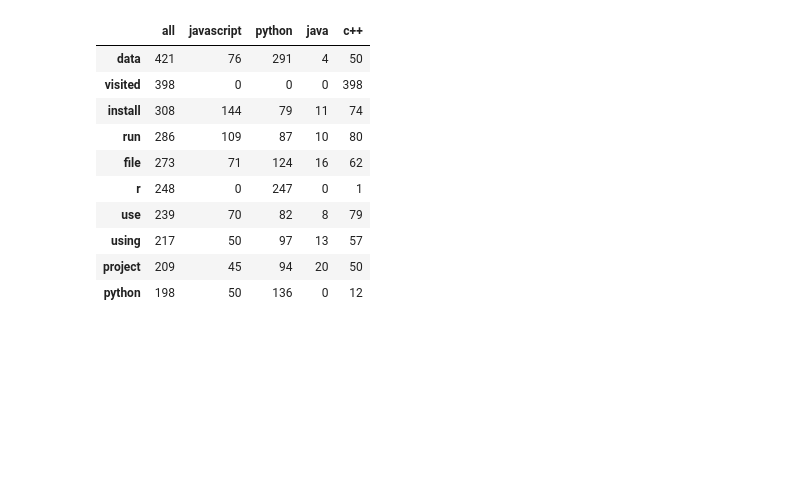
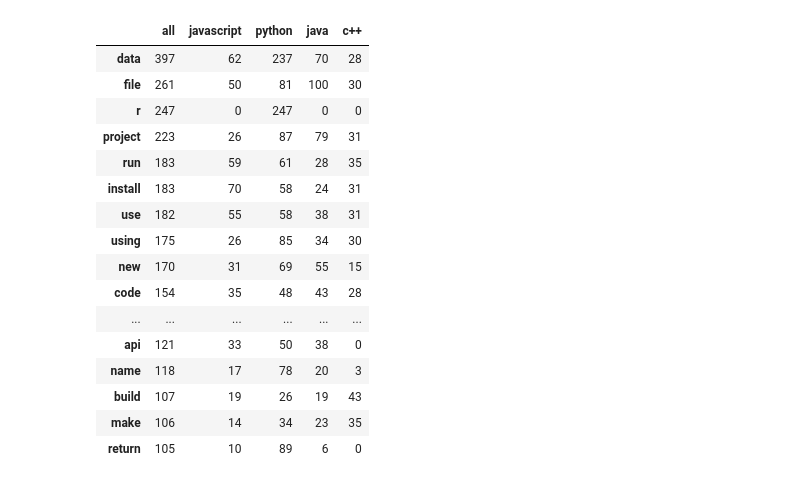
Before and after one commit to NLP-Darden-Project-Team-6/NLP-3, a Jupyter notebook: matt-explore.ipynb, the cells around one changed output. Saved outputs shown, nothing was run; the diff lists cells and outputs as text; code cells hidden in the pictures; blank space fills up the shorter version.

```diff
--- a/matt-explore.ipynb
+++ b/matt-explore.ipynb
@@ -28 +26,3 @@ df.head()
+# %%
+train = train.append(df.iloc[149: 179])
 # %%
@@ -53,6 +36,20 @@ Name: language, Length: 149, dtype: object
+# %%
+ADDITIONAL_STOPWORDS = ['r', 'u', '2', 'ltgt']
+
+
+def clean(text):
+    'A simple function to cleanup text data'
+    wnl = nltk.stem.WordNetLemmatizer()
+    stopwords = nltk.corpus.stopwords.words('english') + ADDITIONAL_STOPWORDS
+    text = (unicodedata.normalize('NFKD', text)
+             .encode('ascii', 'ignore')
+             .decode('utf-8', 'ignore')
+             .lower().strip())
+    words = re.sub(r'[^\w\s]', '', text).split()
+    return [wnl.lemmatize(word) for word in words if word not in stopwords]
 # %%
-# js_words = (''.join(df[df.language == 'JavaScript'].clean))
-# python_words = (''.join(df[df.language == 'Python'].clean))
-# java_words = (''.join(df[df.language == 'Java'].clean))
-c_words = (' '.join(df[df.language == 'C++'].clean))
-# all_words = (''.join(df.clean))
+js_words = clean(''.join(train[train.language == 'JavaScript'].readme))
+python_words = clean(''.join(train[train.language == 'Python'].readme))
+java_words = clean(''.join(train[train.language == 'Java'].readme))
+c_words = clean(''.join(train[train.language == 'C++'].readme))
+all_words = clean(''.join(train.readme))
@@ -137,9 +62,3 @@ all_words = clean(''.join(df.readme))
-# %%
-js_freq = pd.Series(js_words).value_counts()
-python_freq = pd.Series(python_words).value_counts()
-java_freq = pd.Series(java_words).value_counts()
-c_freq = pd.Series(c_words).value_counts()
-all_freq = pd.Series(all_words).value_counts()
 # %%
 word_counts = (pd.concat([all_freq, js_freq, python_freq, java_freq, c_freq ], axis=1, sort=True)
                 .set_axis(['all', 'javascript', 'python', 'java', 'c++'], axis=1, inplace=False)
@@ -157,17 +87,23 @@ word_counts.head()
 # %%
-word_counts.sort_values(by='all', ascending=False).head(10)
+word_counts.sort_values(by='all', ascending=False).head(20)
 # %% [output]
 |  | all | javascript | python | java | c++ |
-| data | 421 | 76 | 291 | 4 | 50 |
-| visited | 398 | 0 | 0 | 0 | 398 |
-| install | 308 | 144 | 79 | 11 | 74 |
-| run | 286 | 109 | 87 | 10 | 80 |
-| file | 273 | 71 | 124 | 16 | 62 |
-| r | 248 | 0 | 247 | 0 | 1 |
-| use | 239 | 70 | 82 | 8 | 79 |
-| using | 217 | 50 | 97 | 13 | 57 |
-| project | 209 | 45 | 94 | 20 | 50 |
-| python | 198 | 50 | 136 | 0 | 12 |
+| data | 397 | 62 | 237 | 70 | 28 |
+| file | 261 | 50 | 81 | 100 | 30 |
+| r | 247 | 0 | 247 | 0 | 0 |
+| project | 223 | 26 | 87 | 79 | 31 |
+| run | 183 | 59 | 61 | 28 | 35 |
+| install | 183 | 70 | 58 | 24 | 31 |
+| use | 182 | 55 | 58 | 38 | 31 |
+| using | 175 | 26 | 85 | 34 | 30 |
+| new | 170 | 31 | 69 | 55 | 15 |
+| code | 154 | 35 | 48 | 43 | 28 |
+| ... | ... | ... | ... | ... | ... |
+| api | 121 | 33 | 50 | 38 | 0 |
+| name | 118 | 17 | 78 | 20 | 3 |
+| build | 107 | 19 | 26 | 19 | 43 |
+| make | 106 | 14 | 34 | 23 | 35 |
+| return | 105 | 10 | 89 | 6 | 0 |
 # %%
 %matplotlib inline
 import matplotlib.pyplot as plt
```
Also changed, not shown: parts of 49 cells of this notebook.
